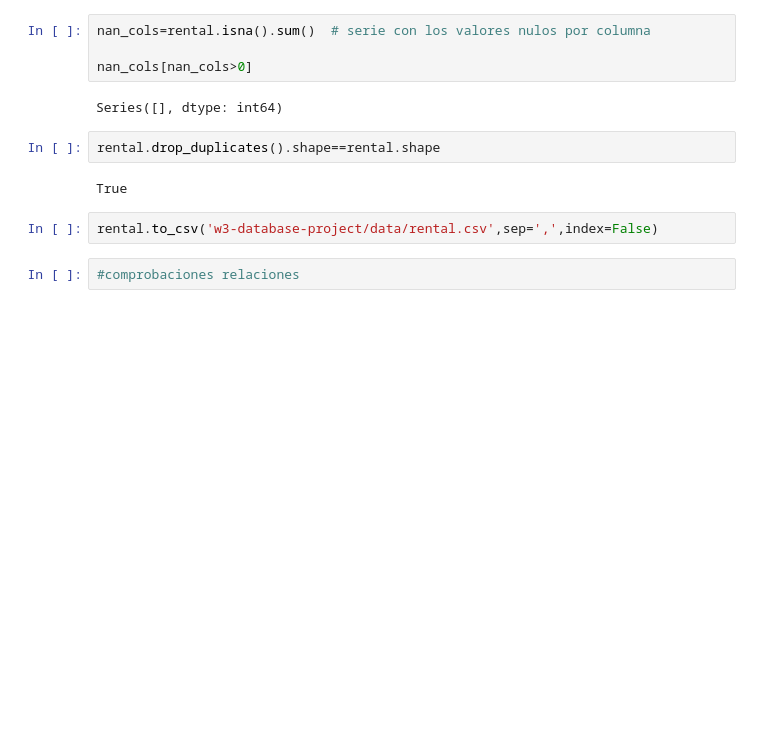
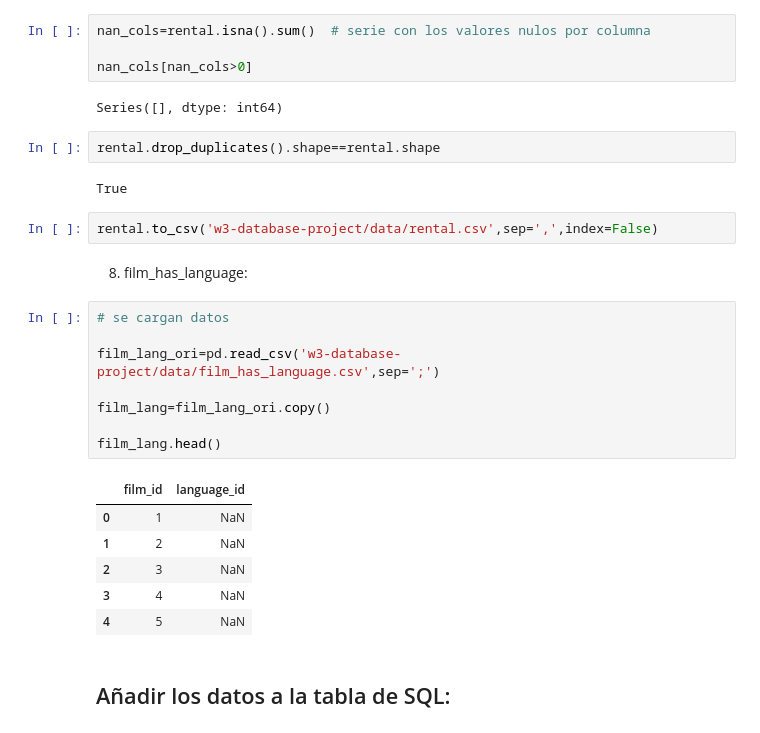
Before and after one commit to mariamino/database_project, a Jupyter notebook: limpieza.ipynb, the cells around one changed output. Saved outputs shown, nothing was run; the diff lists cells and outputs as text; blank space fills up the shorter version.

```diff
--- a/limpieza.ipynb
+++ b/limpieza.ipynb
@@ -606,5 +606,22 @@ rental.drop_duplicates().shape==rental.shape
 True
 # %%
 rental.to_csv('w3-database-project/data/rental.csv',sep=',',index=False)
-# %%
-#comprobaciones relaciones
+# %% [markdown]
+8. film_has_language:
+# %%
+# se cargan datos
+
+film_lang_ori=pd.read_csv('w3-database-project/data/film_has_language.csv',sep=';')
+
+film_lang=film_lang_ori.copy()
+
+film_lang.head()
+# %% [output]
+|  | film_id | language_id |
+| 0 | 1 | NaN |
+| 1 | 2 | NaN |
+| 2 | 3 | NaN |
+| 3 | 4 | NaN |
+| 4 | 5 | NaN |
+# %% [markdown]
+## Añadir los datos a la tabla de SQL:
```
Also changed, not shown: 8 other files.
